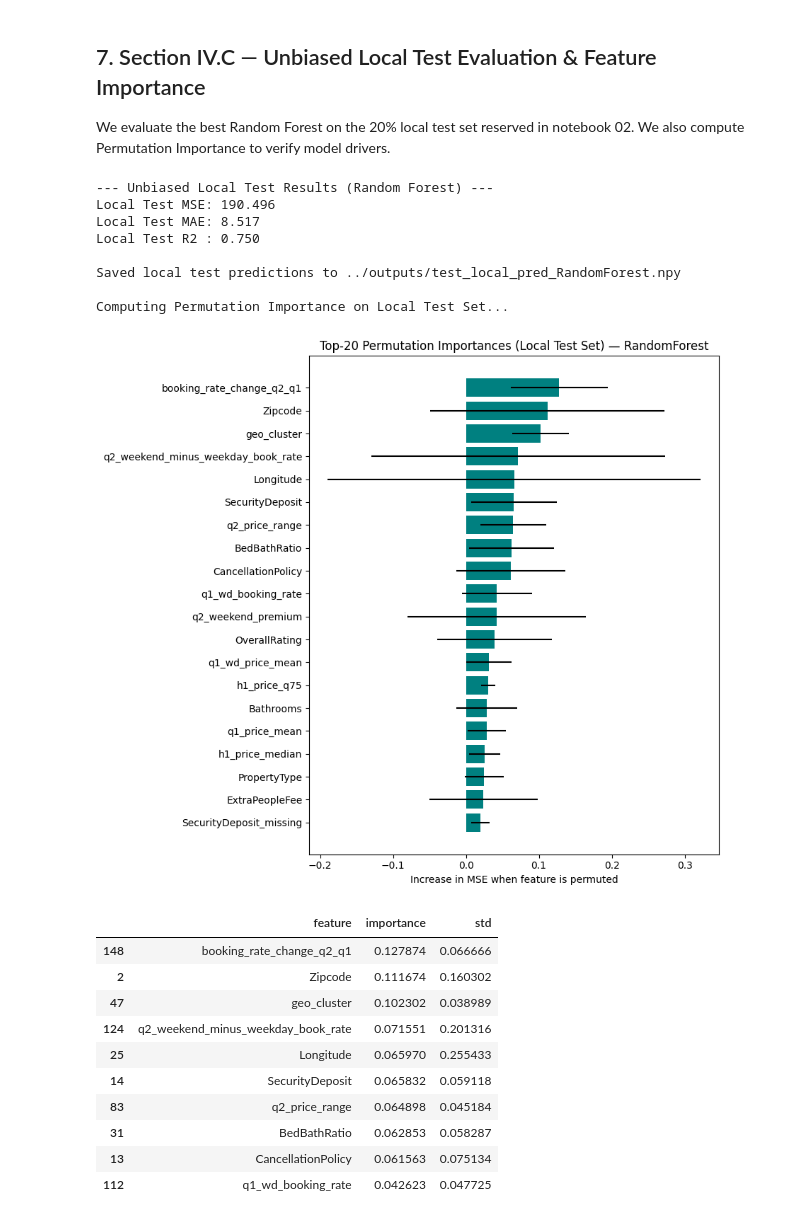
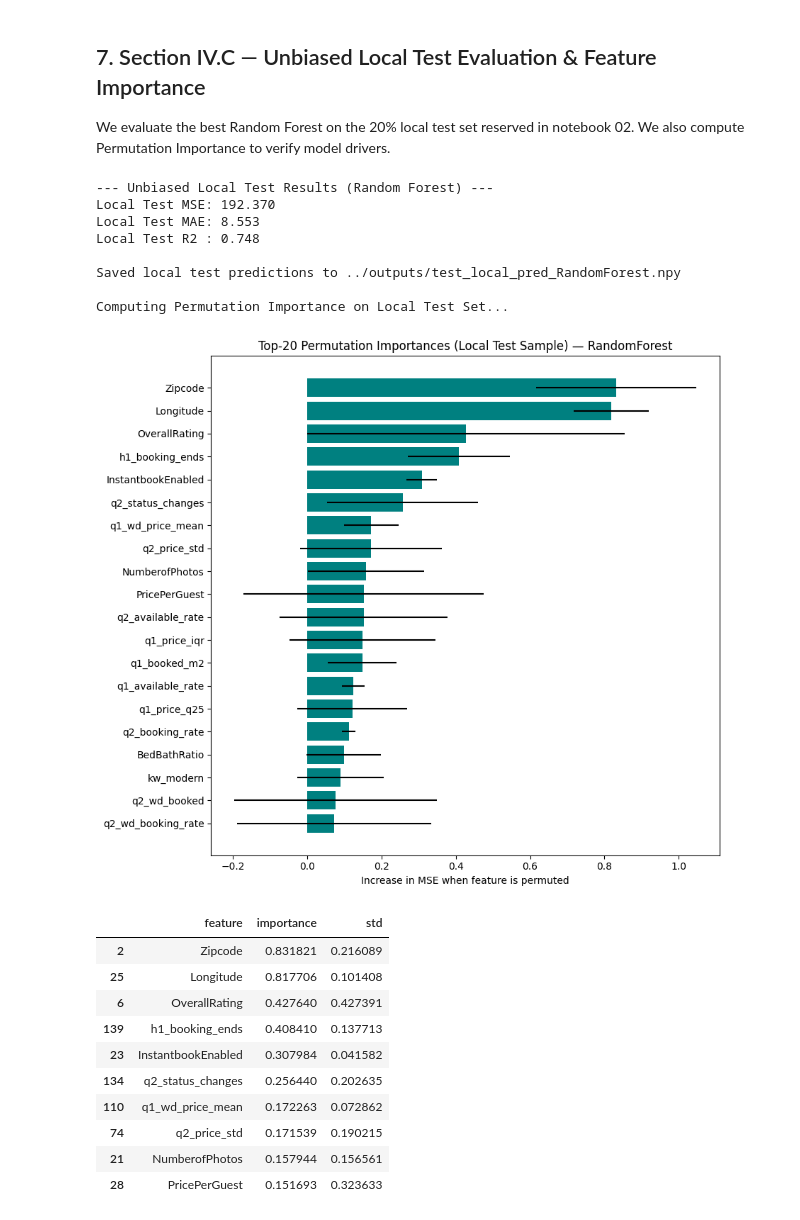
Before and after one commit to alibakir01/ML-Final, a Jupyter notebook: notebooks/04_Random_Forest.ipynb, the cells around one changed output. Saved outputs shown, nothing was run; the diff lists cells and outputs as text; code cells hidden in the pictures.

```diff
--- a/notebooks/04_Random_Forest.ipynb
+++ b/notebooks/04_Random_Forest.ipynb
@@ -213,9 +212,9 @@ from sklearn.model_selection import RandomizedSearchCV
 from scipy.stats import randint
 
 param_dist_rf = {
-    'model__n_estimators': randint(100, 500),
-    'model__max_depth': [None, 10, 20, 30],
-    'model__min_samples_leaf': randint(2, 10),
+    'model__n_estimators': randint(100, 300), # Reduced max trees for speed
+    'model__max_depth': [None, 10, 20],
+    'model__min_samples_leaf': randint(2, 5),
     'model__max_features': ['sqrt', 'log2', None]
 }
 
@@ -227,7 +226,7 @@ pipe_rf = Pipeline(steps=[
 search_rf = RandomizedSearchCV(
     estimator=pipe_rf,
     param_distributions=param_dist_rf,
-    n_iter=30, # Section IV.C requirement
+    n_iter=15, # Section IV.C requirement
     cv=KFold(n_splits=N_SPLITS, shuffle=True, random_state=RANDOM_STATE),
     scoring='neg_mean_squared_error',
     random_state=RANDOM_STATE,
@@ -357,48 +356,52 @@ print(f"Local Test R2 : {test_r2_rf:.3f}")
 
 # 3. Save for Blender (Section 07)
 np.save(OUT_DIR / 'test_local_pred_RandomForest.npy', y_test_pred_rf)
 print(f"\nSaved local test predictions to {OUT_DIR / 'test_local_pred_RandomForest.npy'}")
 
 # 4. Permutation Importance
 print("\nComputing Permutation Importance on Local Test Set...")
-perm = permutation_importance(best_pipe, X_test_local, y_test_local,
-                              n_repeats=5, n_jobs=-1, random_state=RANDOM_STATE,
+# Optimization: Sample 1000 rows and use 3 repeats to speed up calculation drastically
+X_sample = X_test_local.sample(n=min(1000, len(X_test_local)), random_state=RANDOM_STATE)
+y_sample = y_test_local[X_sample.index] if isinstance(y_test_local, pd.Series) else y_test_local[X_sample.index]
+
+perm = permutation_importance(best_pipe, X_sample, y_sample,
+                              n_repeats=3, n_jobs=-1, random_state=RANDOM_STATE,
                               scoring='neg_mean_squared_error')
 
 imp = pd.DataFrame({
     'feature': X.columns,
     'importance': -perm.importances_mean, # convert back to positive MSE gain
     'std': perm.importances_std,
 }).sort_values('importance', ascending=False)
 
 # Plot top 20
 top = imp.head(20)[::-1]
 fig, ax = plt.subplots(figsize=(9, 8))
 ax.barh(top['feature'], top['importance'], xerr=top['std'], color='teal')
-ax.set_title(f'Top-20 Permutation Importances (Local Test Set) — {best_name}')
+ax.set_title(f'Top-20 Permutation Importances (Local Test Sample) — {best_name}')
 ax.set_xlabel('Increase in MSE when feature is permuted')
 plt.tight_layout()
 plt.show()
 
 imp.head(10)
 # %% [output]
 --- Unbiased Local Test Results (Random Forest) ---
-Local Test MSE: 190.496
-Local Test MAE: 8.517
-Local Test R2 : 0.750
+Local Test MSE: 192.370
+Local Test MAE: 8.553
+Local Test R2 : 0.748
 
 Saved local test predictions to ../outputs/test_local_pred_RandomForest.npy
 
 Computing Permutation Importance on Local Test Set...
-[figure, old version]
+[figure, new version]
 |  | feature | importance | std |
-| 148 | booking_rate_change_q2_q1 | 0.127874 | 0.066666 |
-| 2 | Zipcode | 0.111674 | 0.160302 |
-| 47 | geo_cluster | 0.102302 | 0.038989 |
-| 124 | q2_weekend_minus_weekday_book_rate | 0.071551 | 0.201316 |
-| 25 | Longitude | 0.065970 | 0.255433 |
-| 14 | SecurityDeposit | 0.065832 | 0.059118 |
-| 83 | q2_price_range | 0.064898 | 0.045184 |
-| 31 | BedBathRatio | 0.062853 | 0.058287 |
-| 13 | CancellationPolicy | 0.061563 | 0.075134 |
-| 112 | q1_wd_booking_rate | 0.042623 | 0.047725 |
+| 2 | Zipcode | 0.831821 | 0.216089 |
+| 25 | Longitude | 0.817706 | 0.101408 |
+| 6 | OverallRating | 0.427640 | 0.427391 |
+| 139 | h1_booking_ends | 0.408410 | 0.137713 |
+| 23 | InstantbookEnabled | 0.307984 | 0.041582 |
+| 134 | q2_status_changes | 0.256440 | 0.202635 |
+| 110 | q1_wd_price_mean | 0.172263 | 0.072862 |
+| 74 | q2_price_std | 0.171539 | 0.190215 |
+| 21 | NumberofPhotos | 0.157944 | 0.156561 |
+| 28 | PricePerGuest | 0.151693 | 0.323633 |
```
Also changed, not shown: parts of 5 cells of this notebook, 31 other files.
